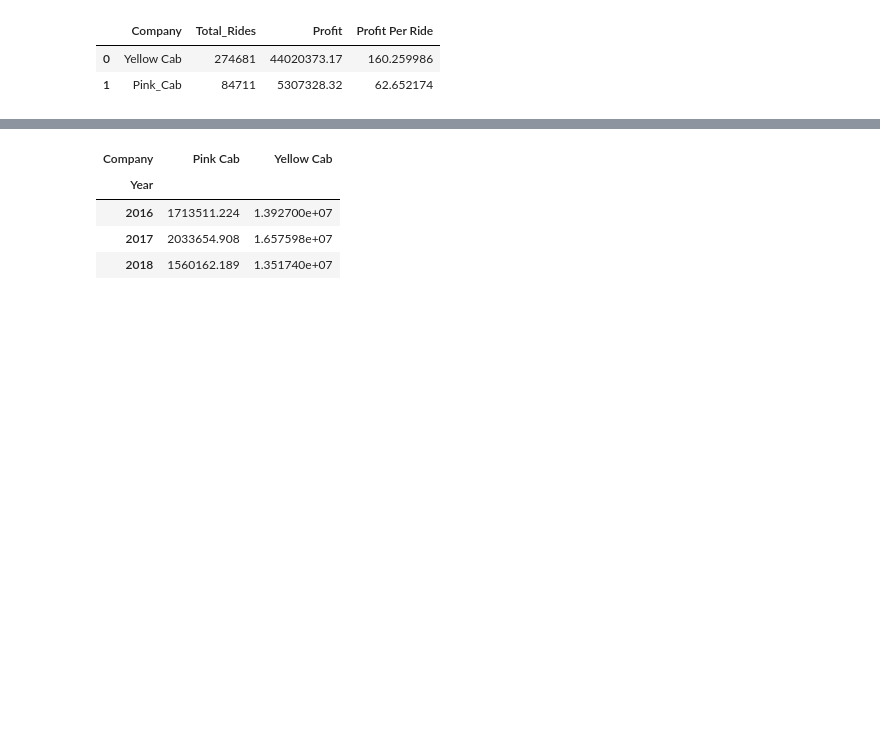
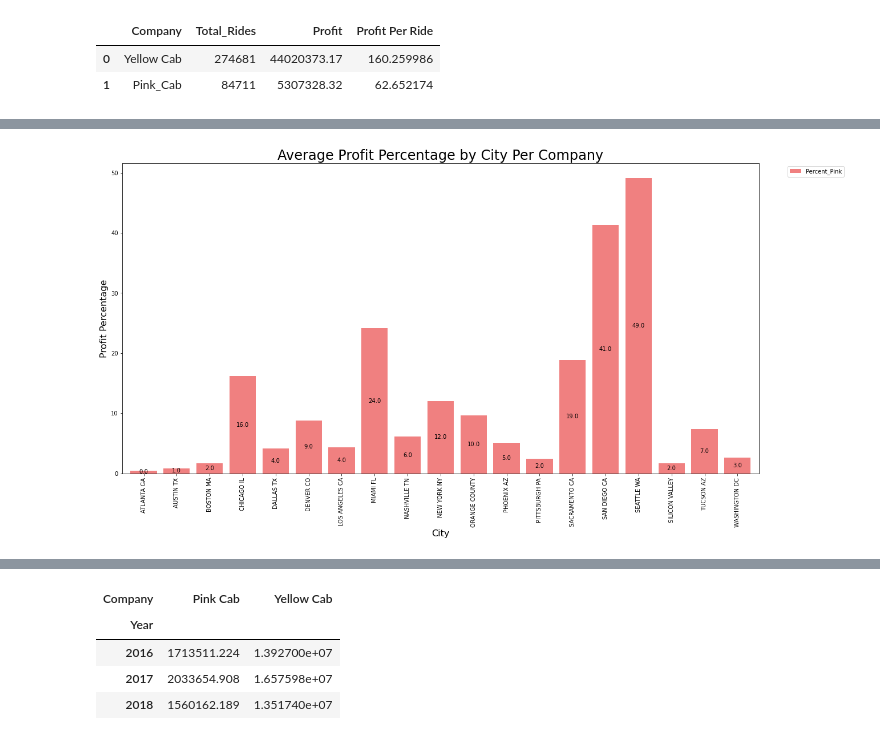
Before and after one commit to ahubiak/Cab_Data_Investment, a Jupyter notebook: Week2_Cab_Data.ipynb, the cells around one changed output, grey strips where cells are left out. Saved outputs shown, nothing was run; the diff lists cells and outputs as text; code cells hidden in the pictures; blank space fills up the shorter version.

```diff
--- a/Week2_Cab_Data.ipynb
+++ b/Week2_Cab_Data.ipynb
@@ -7,9 +25,10 @@ import xlrd
 # %%
+#loading data with try-except clause
 try:
-    cab_data = pd.read_csv('C:/Users/alyss/Desktop/DG_Week2/DataSets/Cab_Data.csv')
-    city_data = pd.read_csv('C:/Users/alyss/Desktop/DG_Week2/DataSets/City.csv')
-    customer_ID = pd.read_csv('C:/Users/alyss/Desktop/DG_Week2/DataSets/Customer_ID.csv')
-    transaction_ID = pd.read_csv('C:/Users/alyss/Desktop/DG_Week2/DataSets/Transaction_ID.csv')
-    holidays = pd.read_csv('C:/Users/alyss/Desktop/DG_Week2/DataSets/US_Holiday_Dates.csv')
+    cab_data = pd.read_csv('C:/Users/alyss/Desktop/DG/Week-2/DataSets/Cab_Data.csv')
+    city_data = pd.read_csv('C:/Users/alyss/Desktop/DG/Week-2/DataSets/City.csv')
+    customer_ID = pd.read_csv('C:/Users/alyss/Desktop/DG/Week-2/DataSets/Customer_ID.csv')
+    transaction_ID = pd.read_csv('C:/Users/alyss/Desktop/DG/Week-2/DataSets/Transaction_ID.csv')
+    holidays = pd.read_csv('C:/Users/alyss/Desktop/DG/Week-2/DataSets/US_Holiday_Dates.csv')
 except:
     print('File not found.')
@@ -273,0 +426,14 @@ display(profit_df)
+# %%
+ax = pp_city_pivot.plot(kind='bar', color=['lightcoral', 'gold'], stacked=True, width =0.8) #create graph
+for c in ax.containers:
+    labels = [v.get_height() if v.get_height() > 0 else '' for v in c]
+    labels = np.round(labels)
+    ax.bar_label(c, labels=labels, label_type='center')
+plt.legend(bbox_to_anchor=(1.04, 1), loc="upper left")
+plt.title('Average Profit Percentage by City Per Company', fontsize=24)
+plt.ylabel('Profit Percentage', fontsize=16)
+plt.xlabel('City', fontsize=16)
+plt.gcf().set_size_inches(20, 10)
+plt.show()
+# %% [output]
+[figure, added]
```
Also changed, not shown: parts of 154 cells of this notebook.
